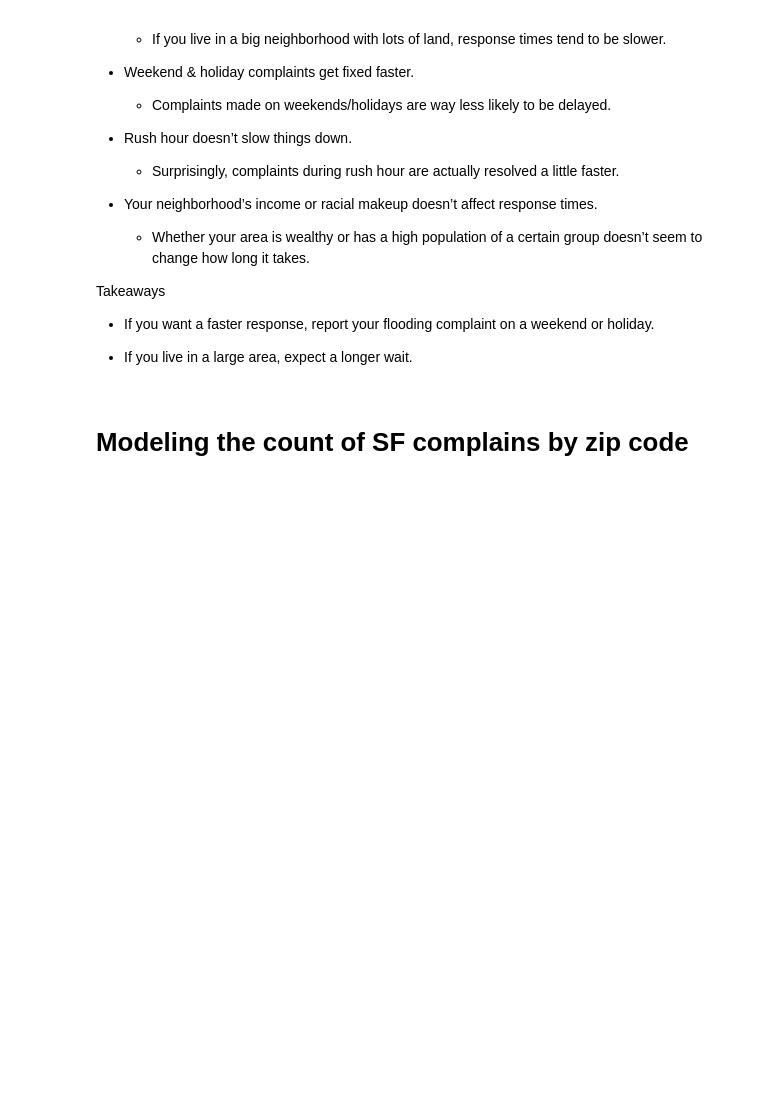
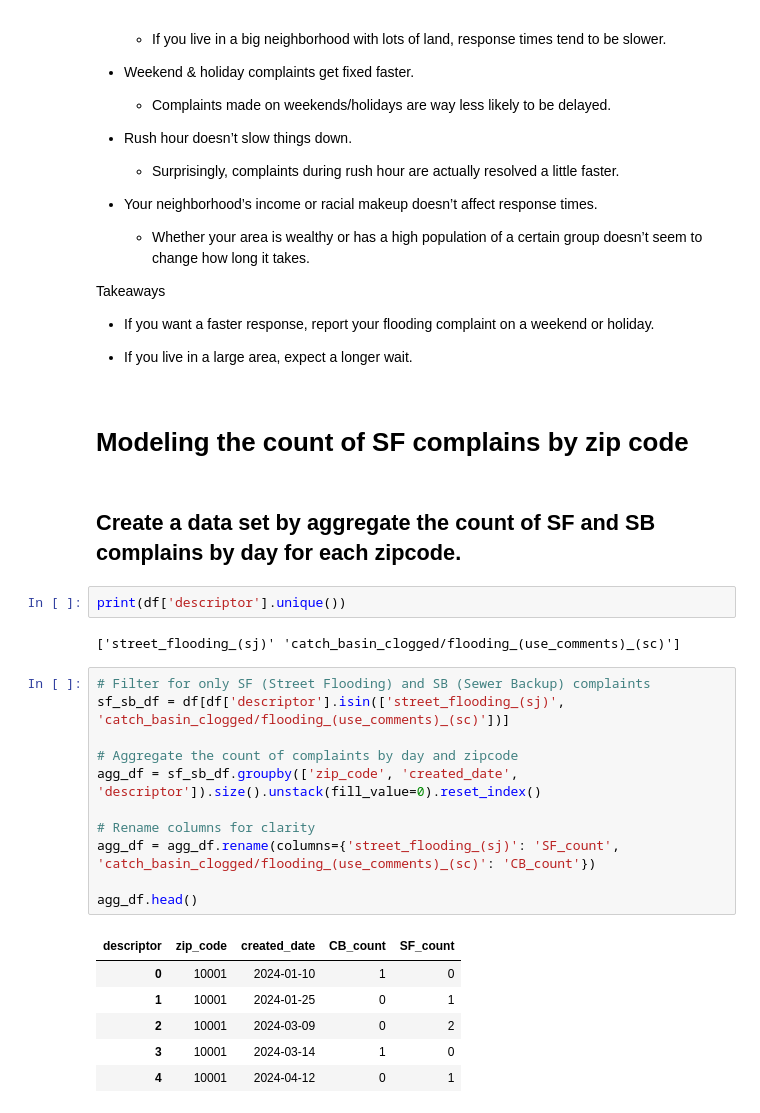
Before and after one commit to ids25s/mid-term-project-alyssahorn, a Jupyter notebook: midterm.ipynb, the cells around one changed output. Cells and saved outputs as stored; diff of their text form; blank space fills up the shorter version.

```diff
--- a/midterm.ipynb
+++ b/midterm.ipynb
@@ -1094,3 +1094,27 @@ Takeaways
 * If you live in a large area, expect a longer wait.
 # %% [markdown]
 # Modeling the count of SF complains by zip code
+# %% [markdown]
+## Create a data set by aggregate the count of SF and SB complains by day for each zipcode.
+# %%
+print(df['descriptor'].unique())
+# %% [output]
+['street_flooding_(sj)' 'catch_basin_clogged/flooding_(use_comments)_(sc)']
+# %%
+# Filter for only SF (Street Flooding) and SB (Sewer Backup) complaints
+sf_sb_df = df[df['descriptor'].isin(['street_flooding_(sj)', 'catch_basin_clogged/flooding_(use_comments)_(sc)'])]
+
+# Aggregate the count of complaints by day and zipcode
+agg_df = sf_sb_df.groupby(['zip_code', 'created_date', 'descriptor']).size().unstack(fill_value=0).reset_index()
+
+# Rename columns for clarity
+agg_df = agg_df.rename(columns={'street_flooding_(sj)': 'SF_count', 'catch_basin_clogged/flooding_(use_comments)_(sc)': 'CB_count'})
+
+agg_df.head()
+# %% [output]
+| descriptor | zip_code | created_date | CB_count | SF_count |
+| 0 | 10001 | 2024-01-10 | 1 | 0 |
+| 1 | 10001 | 2024-01-25 | 0 | 1 |
+| 2 | 10001 | 2024-03-09 | 0 | 2 |
+| 3 | 10001 | 2024-03-14 | 1 | 0 |
+| 4 | 10001 | 2024-04-12 | 0 | 1 |
```
Also changed, not shown: parts of 4 cells of this notebook.
